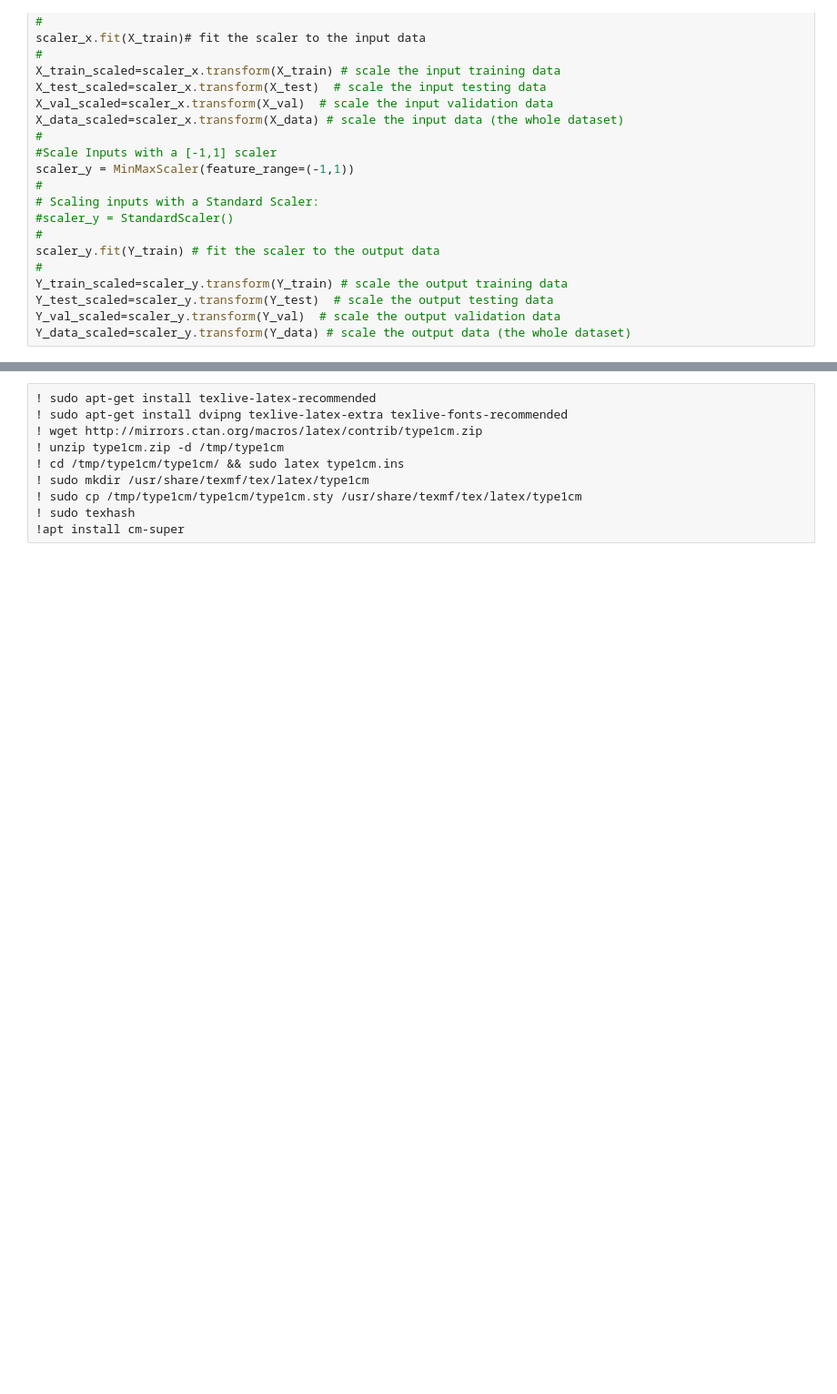
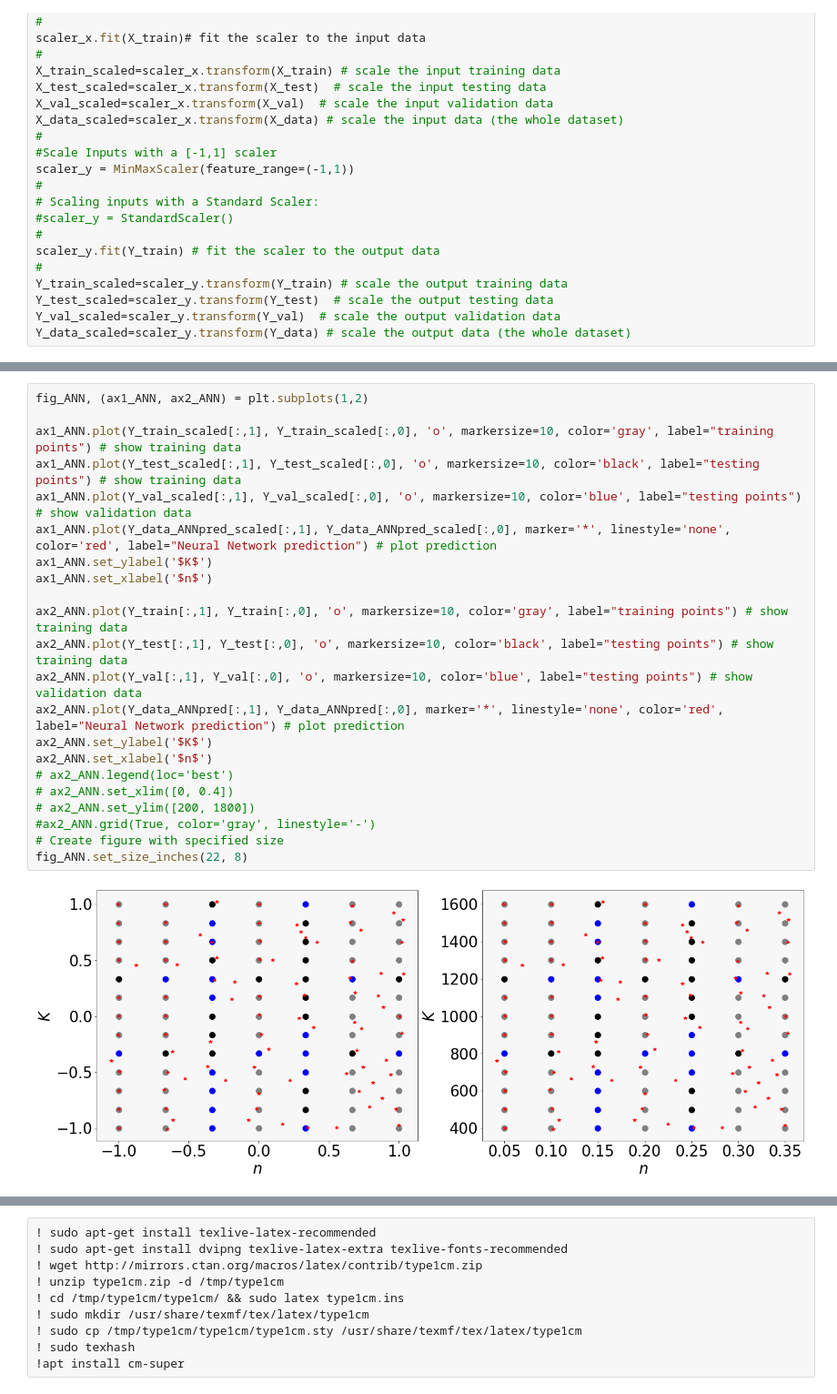
Before and after one commit to DaJaCruz/PhD, a Jupyter notebook: ANN.ipynb, the cells around one changed output, grey strips where cells are left out. Shown at 91% size. Cells and saved outputs as stored; diff of their text form; blank space fills up the shorter version.

```diff
--- a/ANN.ipynb
+++ b/ANN.ipynb
@@ -242,3 +299,27 @@ Test Score: -0.06 MSE
+# %%
+fig_ANN, (ax1_ANN, ax2_ANN) = plt.subplots(1,2)
+
+ax1_ANN.plot(Y_train_scaled[:,1], Y_train_scaled[:,0], 'o', markersize=10, color='gray', label="training points") # show training data
+ax1_ANN.plot(Y_test_scaled[:,1], Y_test_scaled[:,0], 'o', markersize=10, color='black', label="testing points") # show training data
+ax1_ANN.plot(Y_val_scaled[:,1], Y_val_scaled[:,0], 'o', markersize=10, color='blue', label="testing points") # show validation data
+ax1_ANN.plot(Y_data_ANNpred_scaled[:,1], Y_data_ANNpred_scaled[:,0], marker='*', linestyle='none', color='red', label="Neural Network prediction") # plot prediction
+ax1_ANN.set_ylabel('$K$')
+ax1_ANN.set_xlabel('$n$')
+
+ax2_ANN.plot(Y_train[:,1], Y_train[:,0], 'o', markersize=10, color='gray', label="training points") # show training data
+ax2_ANN.plot(Y_test[:,1], Y_test[:,0], 'o', markersize=10, color='black', label="testing points") # show training data
+ax2_ANN.plot(Y_val[:,1], Y_val[:,0], 'o', markersize=10, color='blue', label="testing points") # show validation data
+ax2_ANN.plot(Y_data_ANNpred[:,1], Y_data_ANNpred[:,0], marker='*', linestyle='none', color='red', label="Neural Network prediction") # plot prediction
+ax2_ANN.set_ylabel('$K$')
+ax2_ANN.set_xlabel('$n$')
+# ax2_ANN.legend(loc='best')
+# ax2_ANN.set_xlim([0, 0.4])
+# ax2_ANN.set_ylim([200, 1800])
+#ax2_ANN.grid(True, color='gray', linestyle='-')
+# Create figure with specified size
+fig_ANN.set_size_inches(22, 8)
+# %% [output]
+[figure, added]
 # %%
 Y_data_ANNpred_scaled = history.model.predict(X_data_scaled)
 Y_data_ANNpred = scaler_y.inverse_transform(Y_data_ANNpred_scaled)
```
Also changed, not shown: parts of 16 cells of this notebook.
